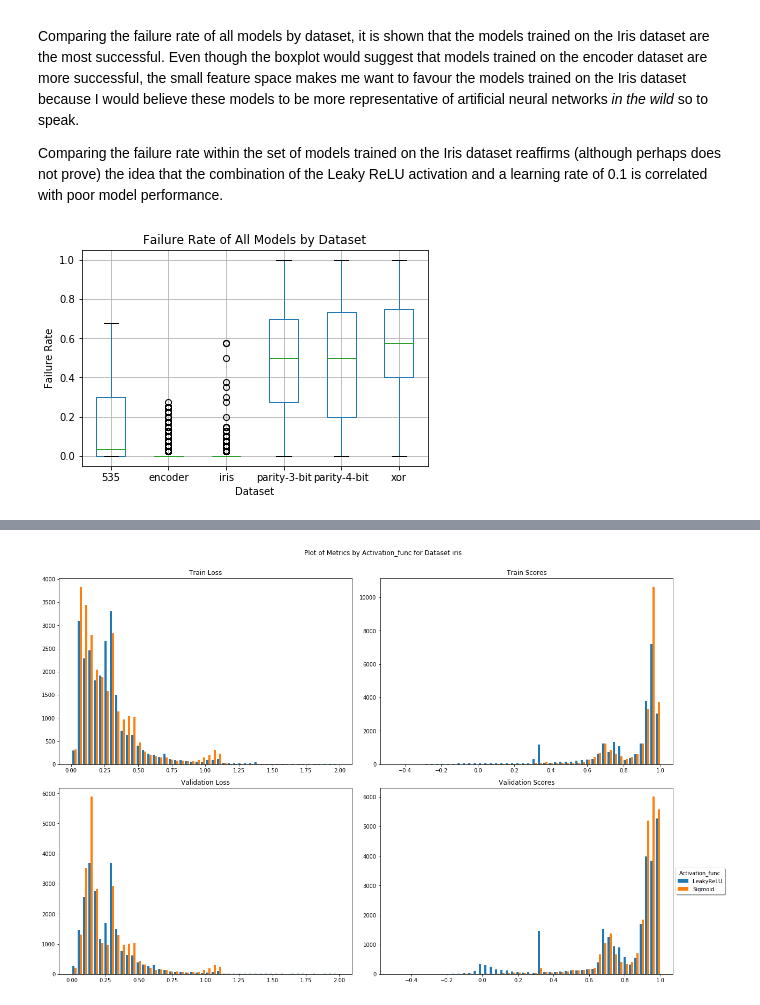
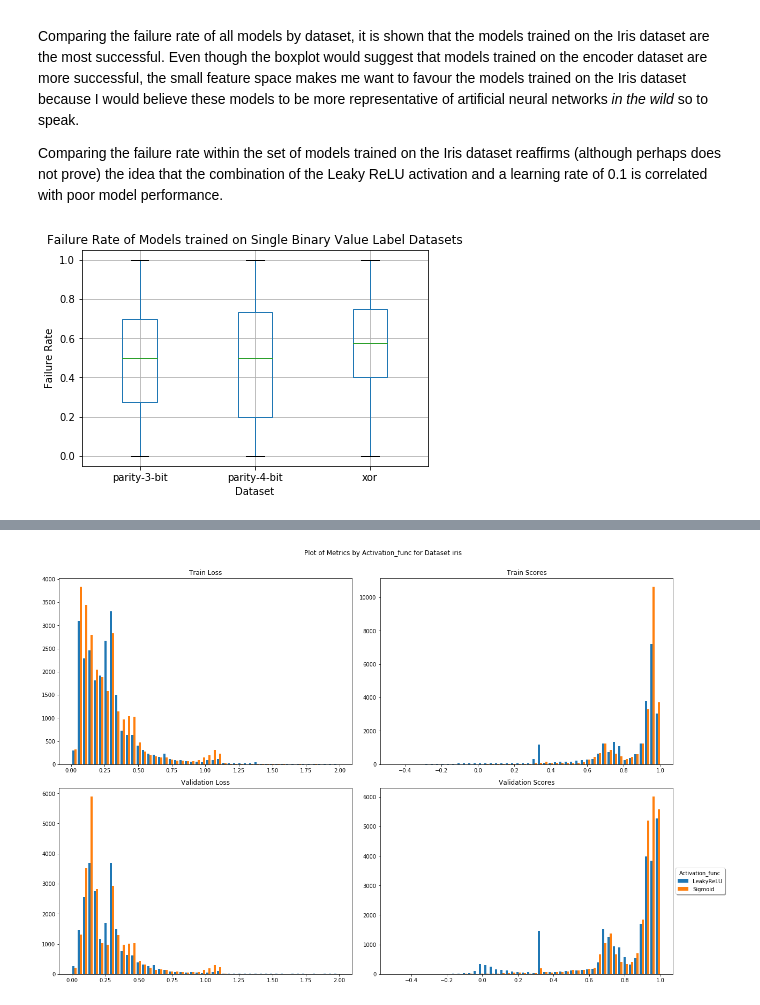
Before and after one commit to AnthonyDickson/Neural-Networks, a Jupyter notebook: notebooks/Analysis of Iris Dataset Results.ipynb, the cells around one changed output, grey strips where cells are left out. Drawn from its saved outputs; the diff is of its cells as text; code cells hidden in the pictures.

```diff
--- a/notebooks/Analysis of Iris Dataset Results.ipynb
+++ b/notebooks/Analysis of Iris Dataset Results.ipynb
@@ -102,13 +239,15 @@ Comparing the failure rate of all models by dataset, it is shown that the models
 
 Comparing the failure rate within the set of models trained on the Iris dataset reaffirms (although perhaps does not prove) the idea that the combination of the Leaky ReLU activation and a learning rate of 0.1 is correlated with poor model performance.
 # %%
-ax = df.boxplot(column='fail_rate', by='dataset')
+single_binary_output = df['dataset'].isin(['parity-3-bit', 'parity-4-bit', 'xor'])
+
+ax = df[single_binary_output].boxplot(column='fail_rate', by='dataset')
 ax.set_ylabel('Failure Rate')
 ax.set_xlabel('Dataset')
-ax.set_title('Failure Rate of All Models by Dataset')
+ax.set_title('Failure Rate of Models trained on Single Binary Value Label Datasets')
 plt.suptitle('');  # get rid of the generic title pandas gives us.
 # %% [output]
-[figure, old version]
+[figure, new version]
 # %%
 fig, axes = plt.subplots(1, 2, squeeze=True, figsize=(12, 4))
 
```
Also changed, not shown: parts of 20 cells of this notebook, 4 other files.
